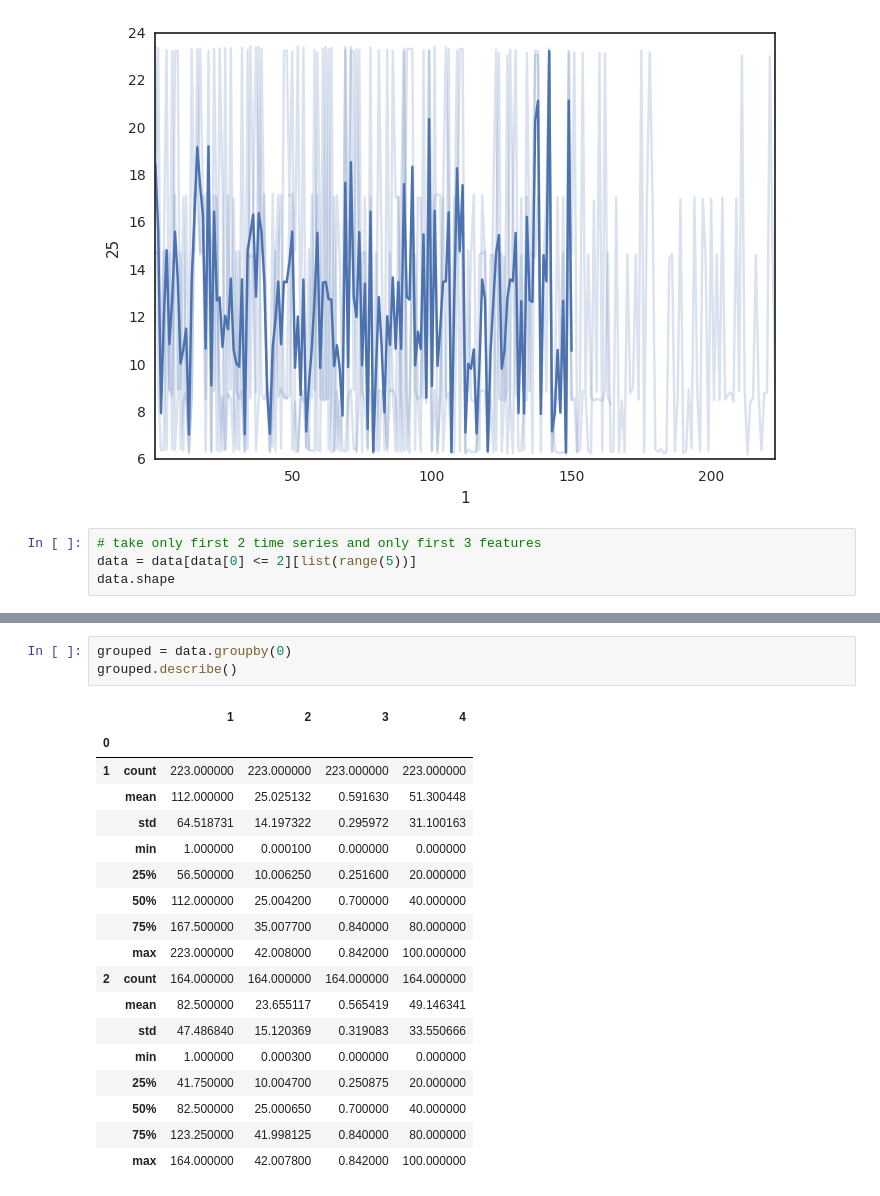
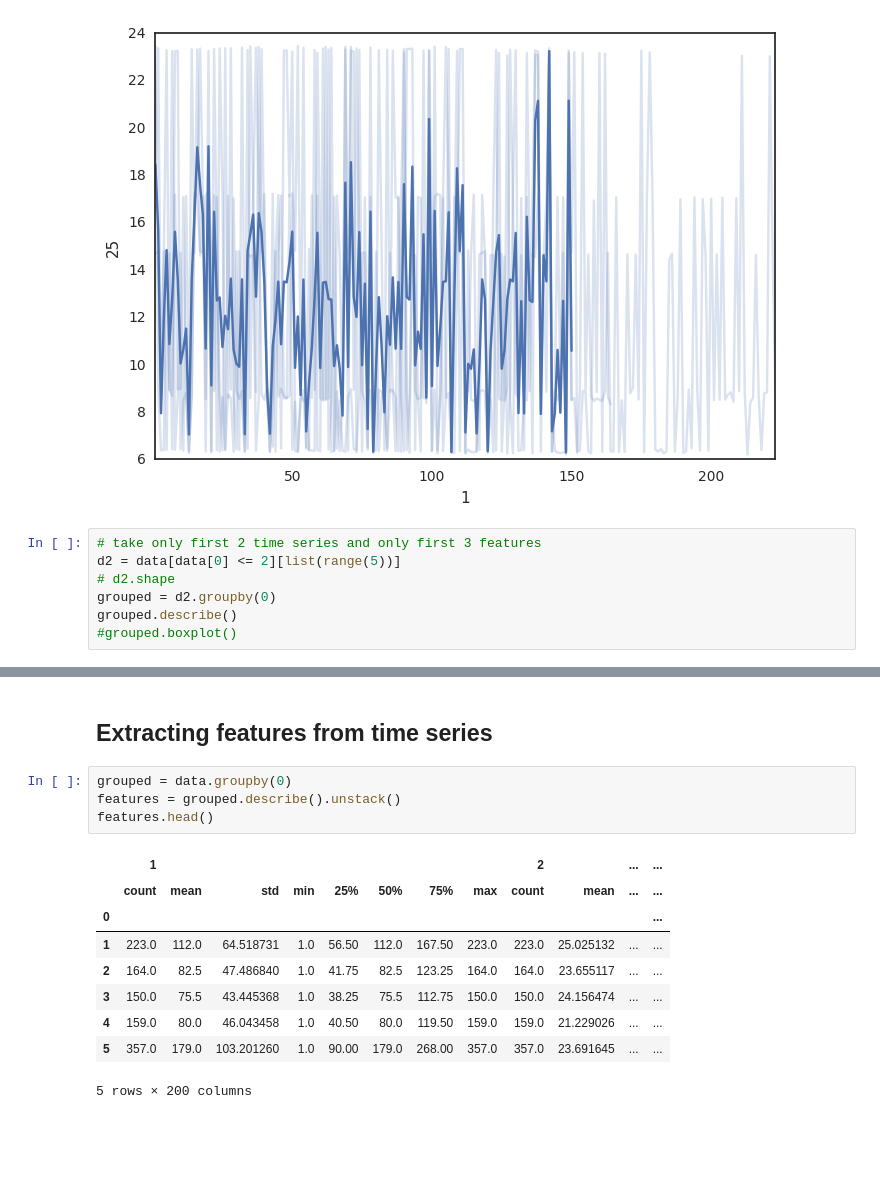
Before and after one commit to effa/time-series-clustering, a Jupyter notebook: exploratory-analysis.ipynb, the cells around one changed output, grey strips where cells are left out. Cells and saved outputs as stored; diff of their text form; blank space fills up the shorter version.

```diff
--- a/exploratory-analysis.ipynb
+++ b/exploratory-analysis.ipynb
@@ -29,6 +34,9 @@ sns.tsplot(data[data[0]<=3], unit=0, time=1, value=25, err_style='unit_traces')
 [figure]
 # %%
 # take only first 2 time series and only first 3 features
-data = data[data[0] <= 2][list(range(5))]
-data.shape
+d2 = data[data[0] <= 2][list(range(5))]
+# d2.shape
+grouped = d2.groupby(0)
+grouped.describe()
+#grouped.boxplot()
 # %% [output]
@@ -36,22 +61,16 @@ data.shape
+# %% [markdown]
+## Extracting features from time series
 # %%
 grouped = data.groupby(0)
-grouped.describe()
+features = grouped.describe().unstack()
+features.head()
 # %% [output]
-|  |  | 1 | 2 | 3 | 4 |
-| 0 |  |  |  |  |  |
-| 1 | count | 223.000000 | 223.000000 | 223.000000 | 223.000000 |
-|  | mean | 112.000000 | 25.025132 | 0.591630 | 51.300448 |
-|  | std | 64.518731 | 14.197322 | 0.295972 | 31.100163 |
-|  | min | 1.000000 | 0.000100 | 0.000000 | 0.000000 |
-|  | 25% | 56.500000 | 10.006250 | 0.251600 | 20.000000 |
-|  | 50% | 112.000000 | 25.004200 | 0.700000 | 40.000000 |
-|  | 75% | 167.500000 | 35.007700 | 0.840000 | 80.000000 |
-|  | max | 223.000000 | 42.008000 | 0.842000 | 100.000000 |
-| 2 | count | 164.000000 | 164.000000 | 164.000000 | 164.000000 |
-|  | mean | 82.500000 | 23.655117 | 0.565419 | 49.146341 |
-|  | std | 47.486840 | 15.120369 | 0.319083 | 33.550666 |
-|  | min | 1.000000 | 0.000300 | 0.000000 | 0.000000 |
-|  | 25% | 41.750000 | 10.004700 | 0.250875 | 20.000000 |
-|  | 50% | 82.500000 | 25.000650 | 0.700000 | 40.000000 |
-|  | 75% | 123.250000 | 41.998125 | 0.840000 | 80.000000 |
-|  | max | 164.000000 | 42.007800 | 0.842000 | 100.000000 |
+|  | 1 |  |  |  |  |  |  |  | 2 |  | ... | ... |
+|  | count | mean | std | min | 25% | 50% | 75% | max | count | mean | ... | ... |
+| 0 |  |  |  |  |  |  |  |  |  |  |  | ... |
+| 1 | 223.0 | 112.0 | 64.518731 | 1.0 | 56.50 | 112.0 | 167.50 | 223.0 | 223.0 | 25.025132 | ... | ... |
+| 2 | 164.0 | 82.5 | 47.486840 | 1.0 | 41.75 | 82.5 | 123.25 | 164.0 | 164.0 | 23.655117 | ... | ... |
+| 3 | 150.0 | 75.5 | 43.445368 | 1.0 | 38.25 | 75.5 | 112.75 | 150.0 | 150.0 | 24.156474 | ... | ... |
+| 4 | 159.0 | 80.0 | 46.043458 | 1.0 | 40.50 | 80.0 | 119.50 | 159.0 | 159.0 | 21.229026 | ... | ... |
+| 5 | 357.0 | 179.0 | 103.201260 | 1.0 | 90.00 | 179.0 | 268.00 | 357.0 | 357.0 | 23.691645 | ... | ... |
+5 rows × 200 columns
```
Also changed, not shown: parts of 21 cells of this notebook.
